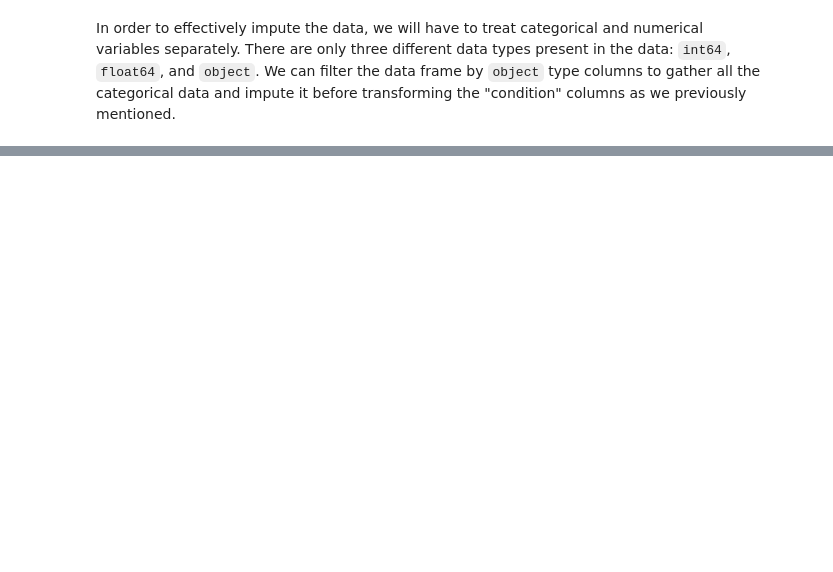
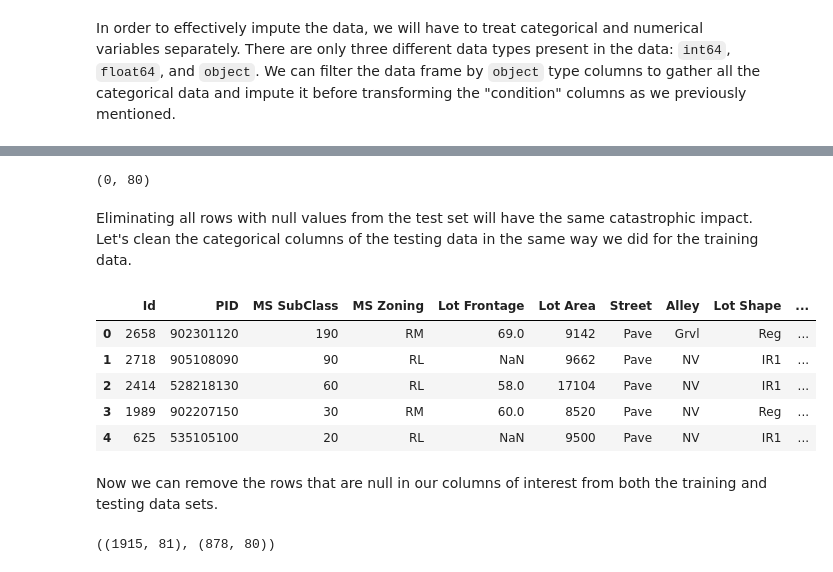
Before and after one commit to dmehta94/project-2-ames-housing-prediction, a Jupyter notebook: code/Project-2-Deval.ipynb, the cells around one changed output, grey strips where cells are left out. Saved outputs shown, nothing was run; the diff lists cells and outputs as text; code cells hidden in the pictures; blank space fills up the shorter version.

```diff
--- a/code/Project-2-Deval.ipynb
+++ b/code/Project-2-Deval.ipynb
@@ -159,13 +165,16 @@ import seaborn as sns
 # Sci-kit Learn module imports
 from sklearn.linear_model import LinearRegression
 from sklearn.metrics import root_mean_squared_error as rmse
-from sklearn.model_selection import cross_val_score
+from sklearn.model_selection import cross_val_score, cross_val_predict, KFold, train_test_split
 from sklearn.preprocessing import StandardScaler, PolynomialFeatures, OneHotEncoder
 from sklearn.compose import ColumnTransformer
 
 # Ignore warnings
 import warnings
 warnings.filterwarnings('ignore')
+
+# Set pandas display options to show all columns
+pd.set_option('display.max_columns', None)
 # %% [markdown]
 ## The Data
 Our goal is to predict the price of homes listed for sale in Ames, IA, given information about the properties in question. This is a much wider dataset than any with which we have previously worked. The data consists of 80 columns, ranging from zoning classification to the quality and condition of various parts of the home and exterior. As we progress with analysis and modeling, we may find that we have to engineer new features to build a more accurate predictive model.
@@ -333,0 +395,5 @@ ames_training.head()
+# %%
+still_null_corr_columns = ['Garage Area', 'Garage Cars', 'Total Bsmt SF', 'Garage Yr Blt', 'Mas Vnr Area', 'BsmtFin SF 1']
+for column in still_null_corr_columns:
+    print(column)
+    display(ames_training[ames_training[column].isnull()][['PID']])
@@ -333,0 +481,21 @@ ames_training.head()
+# %%
+ames_validation.dropna().shape
+# %% [output]
+(0, 80)
+# %% [markdown]
+Eliminating all rows with null values from the test set will have the same catastrophic impact. Let's clean the categorical columns of the testing data in the same way we did for the training data.
+# %%
+categorical_columns = ames_training.select_dtypes('object').columns
+for column in categorical_columns:
+    ames_validation[column].replace(np.nan, "NV", inplace = True)
+
+ames_validation.head()
+# %% [output]
+|  | Id | PID | MS SubClass | MS Zoning | Lot Frontage | Lot Area | Street | Alley | Lot Shape | ... |
+| 0 | 2658 | 902301120 | 190 | RM | 69.0 | 9142 | Pave | Grvl | Reg | ... |
+| 1 | 2718 | 905108090 | 90 | RL | NaN | 9662 | Pave | NV | IR1 | ... |
+| 2 | 2414 | 528218130 | 60 | RL | 58.0 | 17104 | Pave | NV | IR1 | ... |
+| 3 | 1989 | 902207150 | 30 | RM | 60.0 | 8520 | Pave | NV | Reg | ... |
+| 4 | 625 | 535105100 | 20 | RL | NaN | 9500 | Pave | NV | IR1 | ... |
+# %% [markdown]
+Now we can remove the rows that are null in our columns of interest from both the training and testing data sets.
@@ -333,0 +506,4 @@ ames_training.head()
+# %%
+ames_training.shape, ames_validation.shape
+# %% [output]
+((1915, 81), (878, 80))
```
Also changed, not shown: parts of 23 cells of this notebook, 1 other file.
